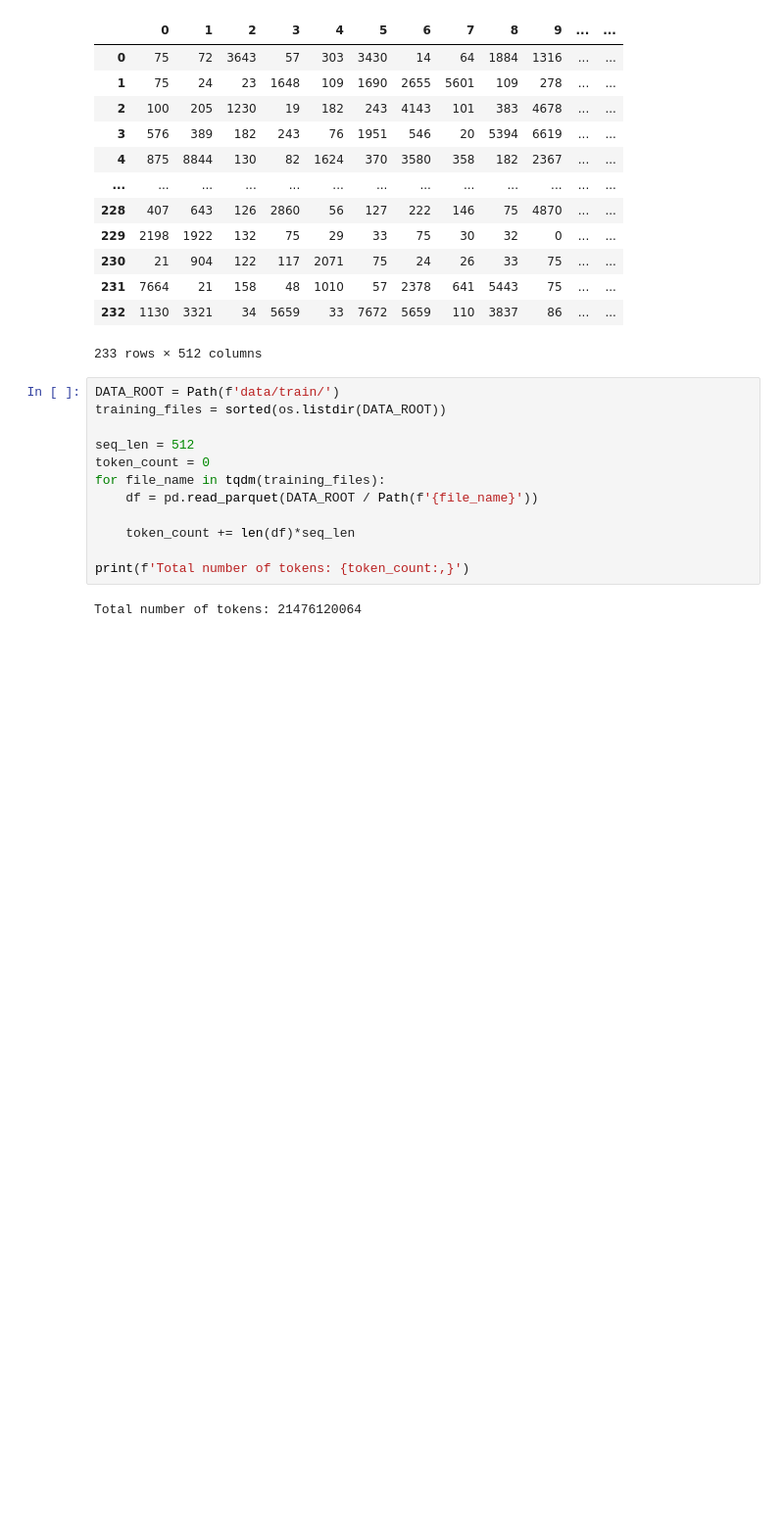
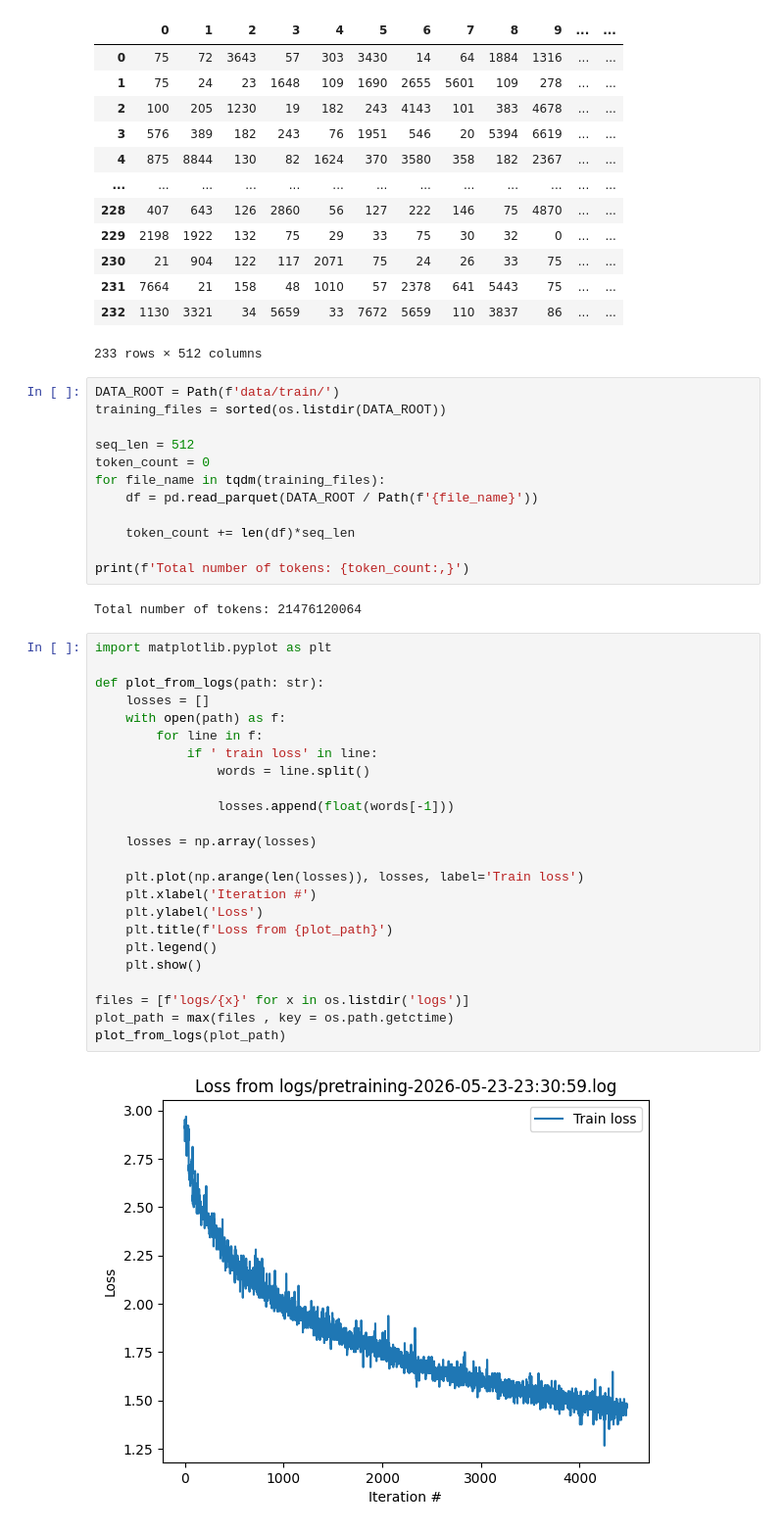
Before and after one commit to JackHanke/qt, a Jupyter notebook: workspace.ipynb, the cells around one changed output. Shown at 98% size. Saved outputs shown, nothing was run; the diff lists cells and outputs as text; blank space fills up the shorter version.

```diff
--- a/workspace.ipynb
+++ b/workspace.ipynb
@@ -154,3 +156,29 @@ for file_name in tqdm(training_files):
 print(f'Total number of tokens: {token_count:,}')
 # %% [output]
 Total number of tokens: 21476120064
+# %%
+import matplotlib.pyplot as plt
+
+def plot_from_logs(path: str):
+    losses = []
+    with open(path) as f:
+        for line in f:
+            if ' train loss' in line:
+                words = line.split()
+
+                losses.append(float(words[-1]))
+
+    losses = np.array(losses)
+
+    plt.plot(np.arange(len(losses)), losses, label='Train loss')
+    plt.xlabel('Iteration #')
+    plt.ylabel('Loss')
+    plt.title(f'Loss from {plot_path}')
+    plt.legend()
+    plt.show()
+
+files = [f'logs/{x}' for x in os.listdir('logs')]
+plot_path = max(files , key = os.path.getctime)
+plot_from_logs(plot_path)
+# %% [output]
+[figure, added]
```
Also changed, not shown: parts of 1 cell of this notebook, 2 other files.
